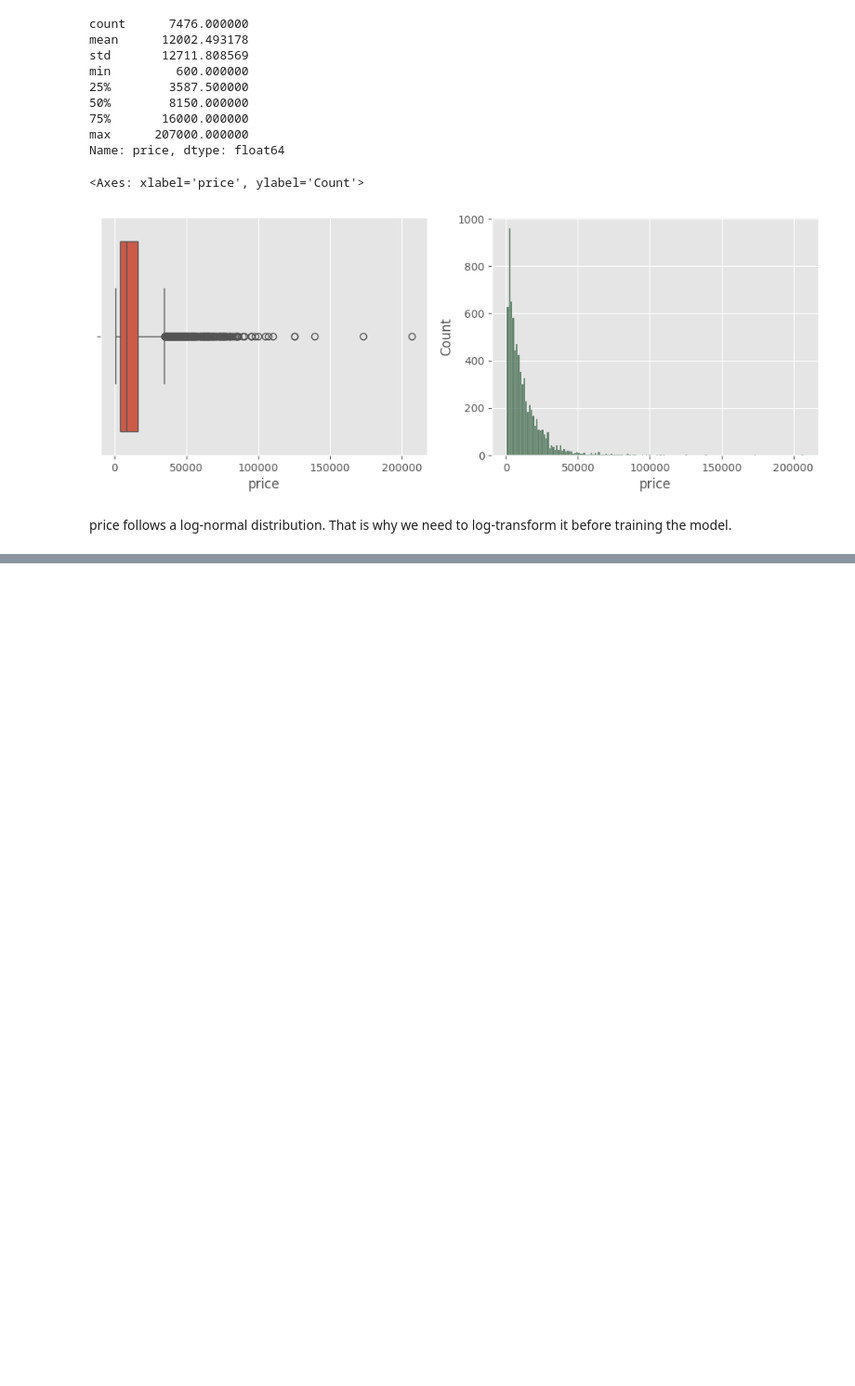
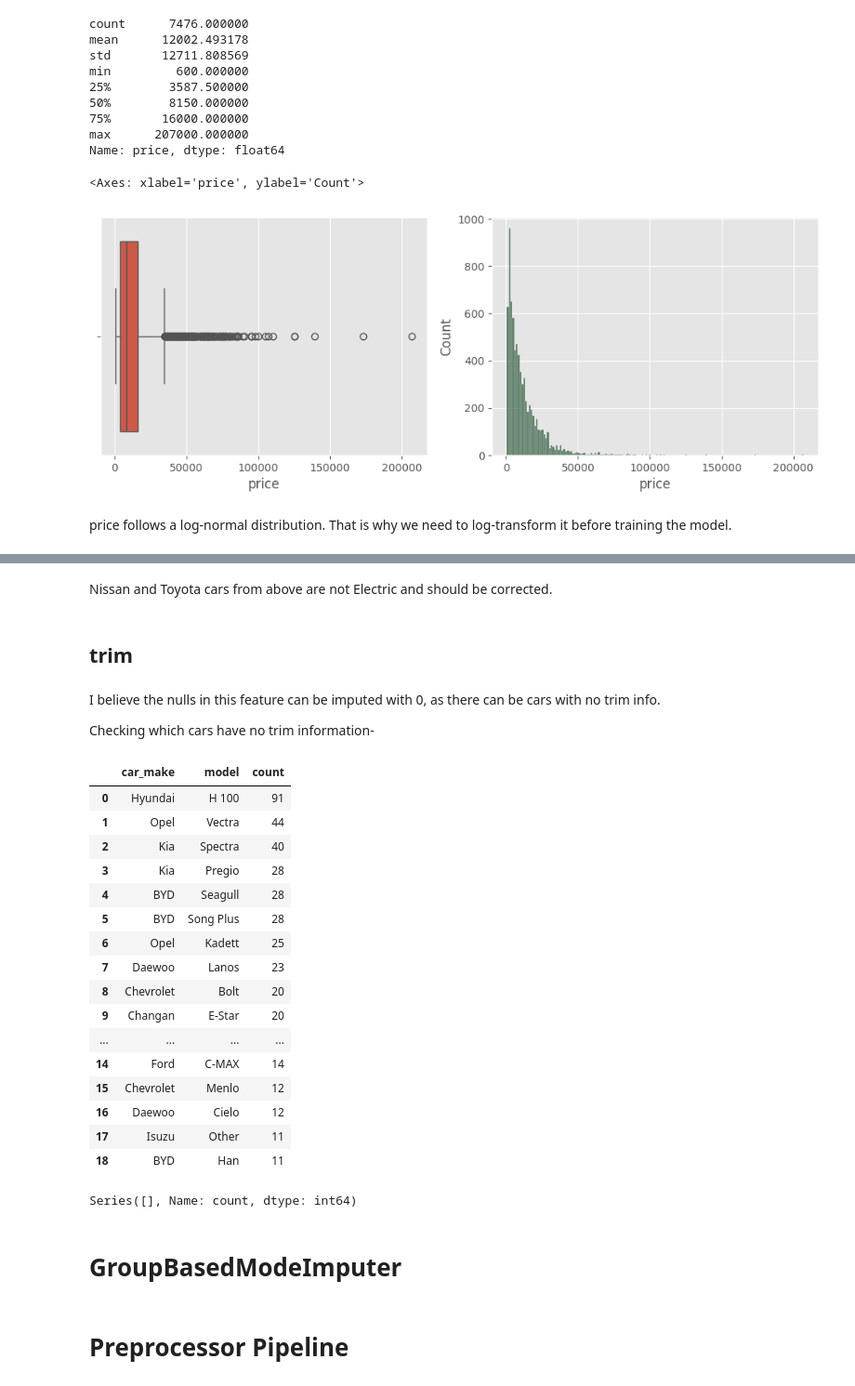
Before and after one commit to abhaykukade/Car-Price-Prediction, a Jupyter notebook: eda.ipynb, the cells around one changed output, grey strips where cells are left out. Shown: that part at 93% size. Drawn from its saved outputs; the diff is of its cells as text; code cells hidden in the pictures; blank space fills up the shorter version.

```diff
--- a/eda.ipynb
+++ b/eda.ipynb
@@ -728,0 +821,36 @@ price follows a log-normal distribution. That is why we need to log-transform it
+# %% [markdown]
+Nissan and Toyota cars from above are not Electric and should be corrected.
+# %% [markdown]
+## trim
+# %% [markdown]
+I believe the nulls in this feature can be imputed with 0, as there can be cars with no trim info.
+
+Checking which cars have no trim information-
+# %%
+cars_no_trim = train_csv[train_csv['trim'].isna()][['car_make', 'model']].value_counts().reset_index()
+# %%
+cars_no_trim[cars_no_trim['count']>10]
+# %% [output]
+|  | car_make | model | count |
+| 0 | Hyundai | H 100 | 91 |
+| 1 | Opel | Vectra | 44 |
+| 2 | Kia | Spectra | 40 |
+| 3 | Kia | Pregio | 28 |
+| 4 | BYD | Seagull | 28 |
+| 5 | BYD | Song Plus | 28 |
+| 6 | Opel | Kadett | 25 |
+| 7 | Daewoo | Lanos | 23 |
+| 8 | Chevrolet | Bolt | 20 |
+| 9 | Changan | E-Star | 20 |
+| ... | ... | ... | ... |
+| 14 | Ford | C-MAX | 14 |
+| 15 | Chevrolet | Menlo | 12 |
+| 16 | Daewoo | Cielo | 12 |
+| 17 | Isuzu | Other | 11 |
+| 18 | BYD | Han | 11 |
+# %%
+train_csv[(train_csv['car_make']=='Kia') & (train_csv['model']=='Spectra')][['car_make', 'model', 'trim']].value_counts()
+# %% [output]
+Series([], Name: count, dtype: int64)
+# %% [markdown]
+# GroupBasedModeImputer
@@ -728,0 +882,2 @@ price follows a log-normal distribution. That is why we need to log-transform it
+# %% [markdown]
+# Preprocessor Pipeline
```
Also changed, not shown: parts of 47 cells of this notebook, 1 other file.
